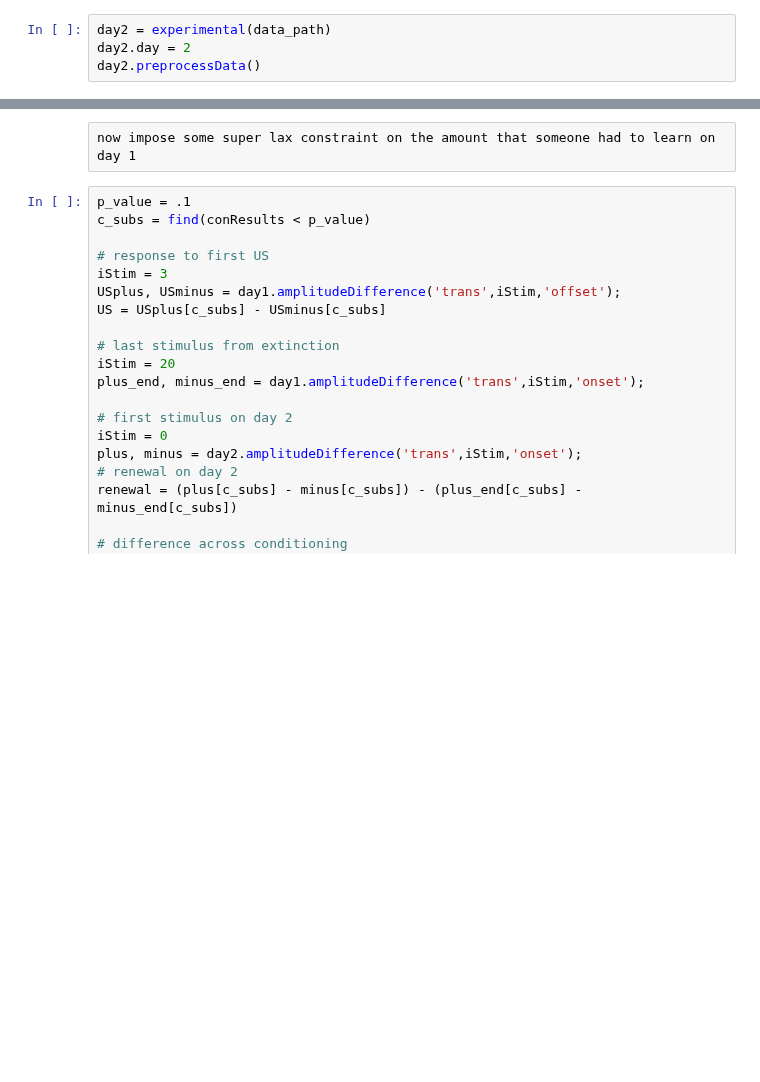
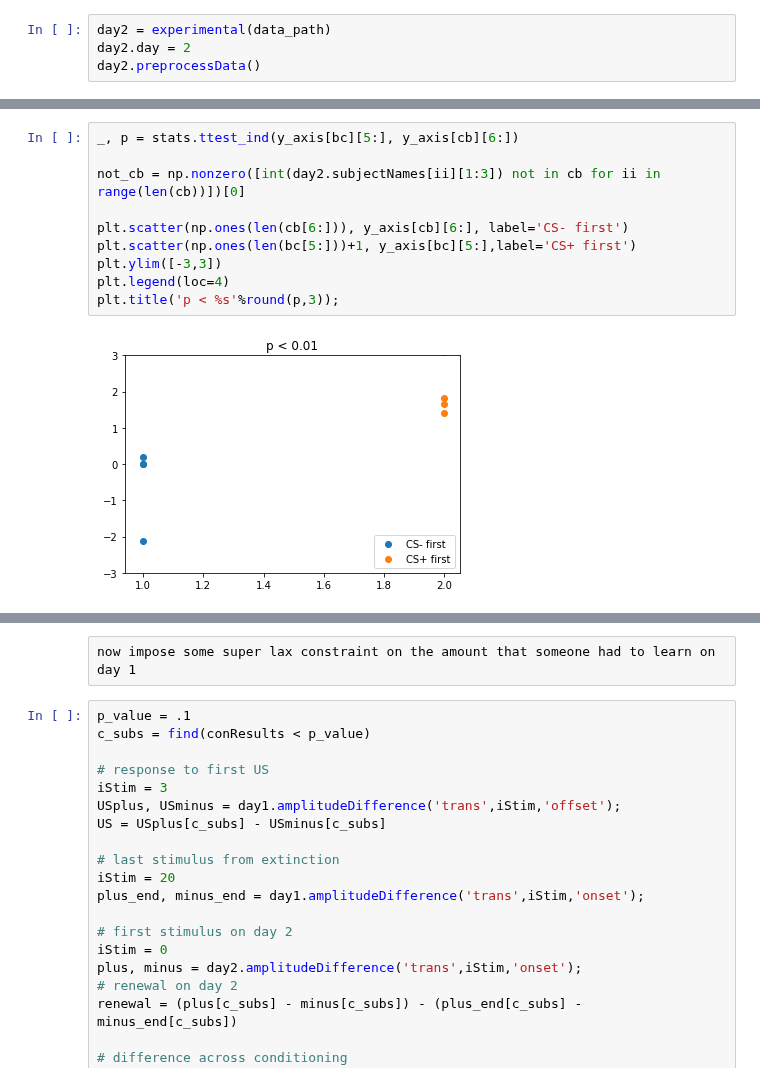
Before and after one commit to tzler/social_structure_learning, a Jupyter notebook: analysis/scr/adapting_fyp_analysis-4-replication.ipynb, the cells around one changed output, grey strips where cells are left out. Saved outputs shown, nothing was run; the diff lists cells and outputs as text; blank space fills up the shorter version.

```diff
--- a/analysis/scr/adapting_fyp_analysis-4-replication.ipynb
+++ b/analysis/scr/adapting_fyp_analysis-4-replication.ipynb
@@ -57,0 +97,12 @@ bc = np.array(bc)
+# %%
+_, p = stats.ttest_ind(y_axis[bc][5:], y_axis[cb][6:])
+
+not_cb = np.nonzero([int(day2.subjectNames[ii][1:3]) not in cb for ii in range(len(cb))])[0]
+
+plt.scatter(np.ones(len(cb[6:])), y_axis[cb][6:], label='CS- first')
+plt.scatter(np.ones(len(bc[5:]))+1, y_axis[bc][5:],label='CS+ first')
+plt.ylim([-3,3])
+plt.legend(loc=4)
+plt.title('p < %s'%round(p,3));
+# %% [output]
+[figure, added]
```
Also changed, not shown: parts of 42 cells of this notebook, 5 other files.
